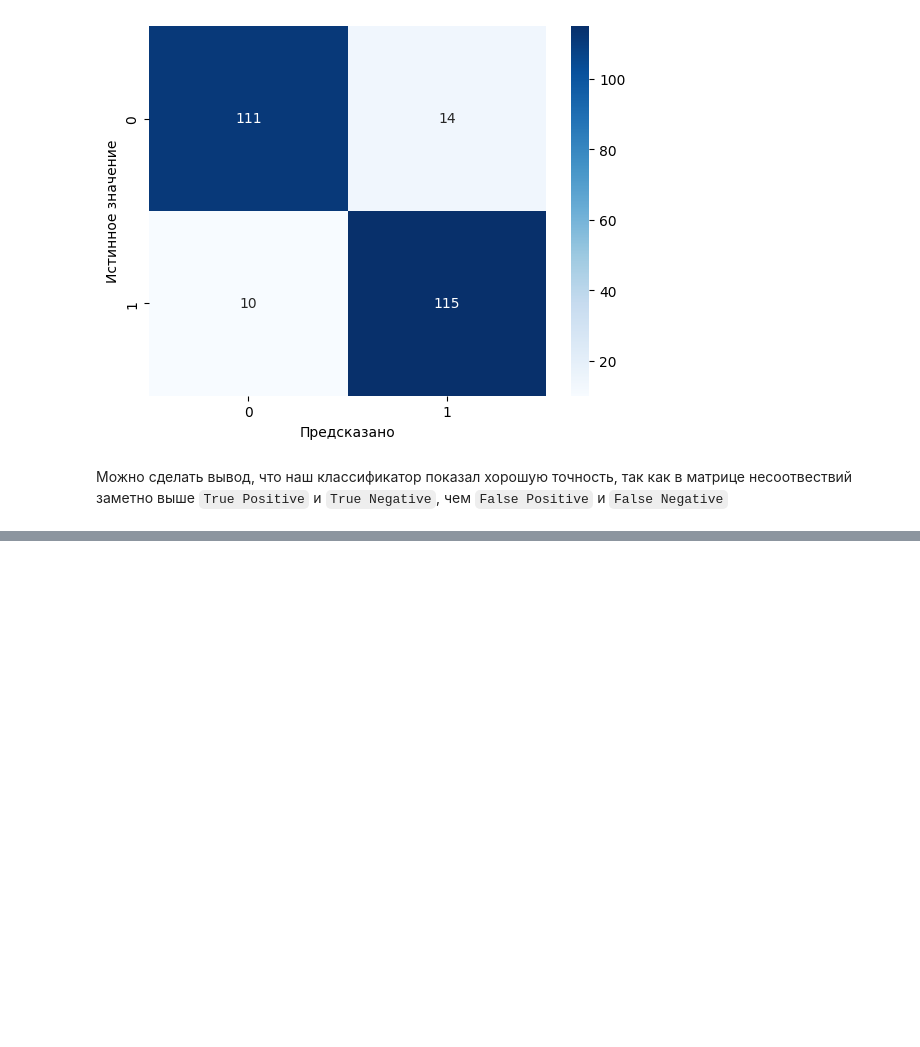
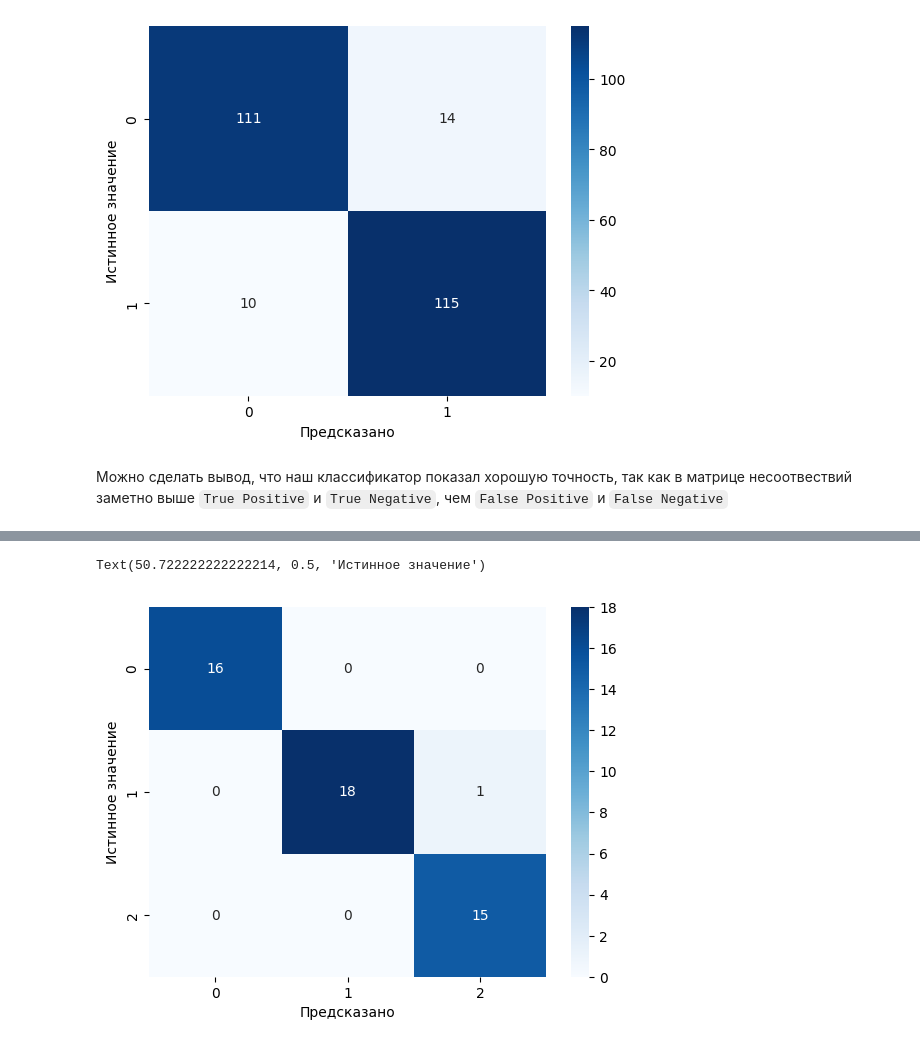
Before and after one commit to ArtemDyrdin/MachineLearning, a Jupyter notebook: LogisticRegression/iris_classifier.ipynb, the cells around one changed output, grey strips where cells are left out. Cells and saved outputs as stored; diff of their text form; code cells hidden in the pictures; blank space fills up the shorter version.

```diff
--- a/LogisticRegression/iris_classifier.ipynb
+++ b/LogisticRegression/iris_classifier.ipynb
@@ -113,0 +128,13 @@ Text(50.722222222222214, 0.5, 'Истинное значение')
+# %%
+X_train, X_test, y_train, y_test = train_test_split(iris.drop('target', axis=1), iris.target, test_size=0.33, random_state=0)
+
+clf = LogisticRegression(random_state=0).fit(X_train, y_train)
+y_pred = clf.predict(X_test)
+
+cm = confusion_matrix(y_test, y_pred)
+sns.heatmap(cm, annot=True, fmt='d', cmap='Blues')
+plt.xlabel('Предсказано')
+plt.ylabel('Истинное значение')
+# %% [output]
+Text(50.722222222222214, 0.5, 'Истинное значение')
+[figure, added]
```
Also changed, not shown: parts of 6 cells of this notebook, 3 other files.
